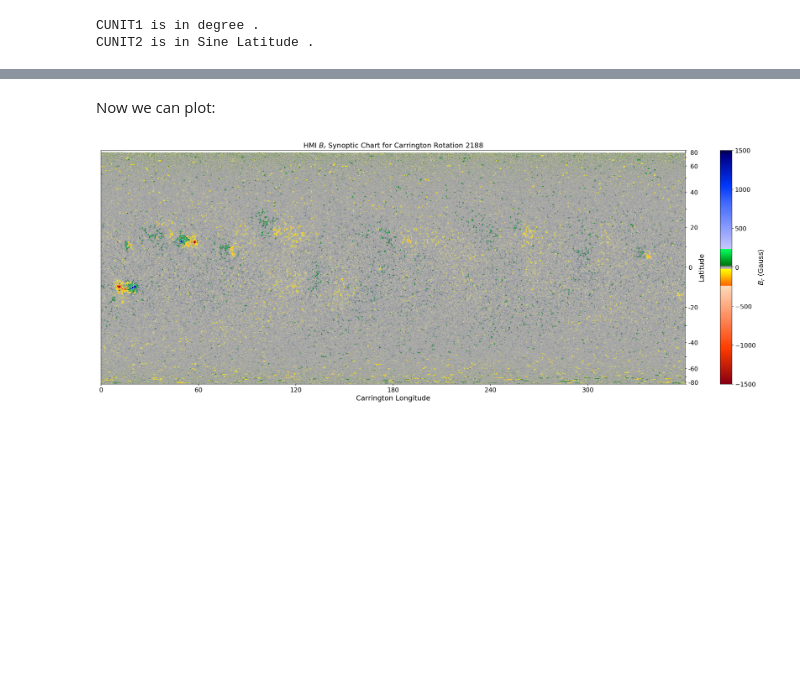
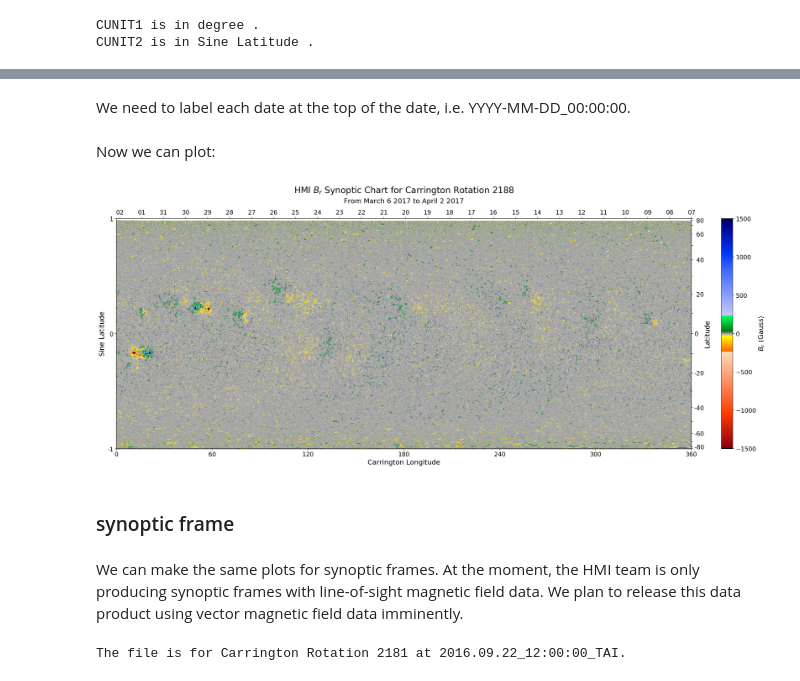
Before and after one commit to mbobra/SHARPs, a Jupyter notebook: synoptic.ipynb, the cells around one changed output, grey strips where cells are left out. Saved outputs shown, nothing was run; the diff lists cells and outputs as text; code cells hidden in the pictures; blank space fills up the shorter version.

Commit message:
added time axes + synoptic frames

```diff
--- a/synoptic.ipynb
+++ b/synoptic.ipynb
@@ -19,7 +22,7 @@ Now we'll use the [drms](https://drms.readthedocs.io/en/stable/) library to read
 # %%
 c = drms.Client()
 # %%
-keys, segments = c.query('hmi.B_synoptic[$]', key='CAR_ROT,CUNIT1,CUNIT2', seg='Br')
+keys, segments = c.query('hmi.B_synoptic[$]', key='CAR_ROT,CUNIT1,CUNIT2,LON_FRST,LON_LAST,T_START,T_STOP', seg='Br')
 url = 'http://jsoc.stanford.edu' + segments.Br[0]
 br = fits.open(url)
 print "The file is for Carrington Rotation "+str(keys.CAR_ROT[0])+"."
@@ -46,0 +63,5 @@ for i in range(19):
+# %%
+t_start = parse_tai_string(keys.T_START[0],datetime=True)
+t_stop = parse_tai_string(keys.T_STOP[0],datetime=True)
+delta_time = t_stop - t_start
+print "This map spans",str(delta_time.days),"days between",str(t_start),"and",str(t_stop),"."
@@ -47,3 +70,18 @@ for i in range(19):
+# %% [markdown]
+We need to label each date at the top of the date, i.e. YYYY-MM-DD_00:00:00.
+# %%
+t_top = dt_obj(t_start.year, t_start.month, t_start.day, 0, 0)
+seconds_to_top_of_day = int((t_start - t_top).seconds)
+seconds_per_pixel = int(delta_time.total_seconds() / 3600.)
+pixels_to_top_of_day = seconds_to_top_of_day / seconds_per_pixel
+xtick_locations = []
+xtick_values = []
+tmp = []
+for i in range(int(delta_time.days)):
+    time_values = t_stop - timedelta(days=i)
+    xtick_values.append(time_values.strftime('%d'))
+    xtick_locations.append((int(math.ceil(i*1440/int(delta_time.days))))+pixels_to_top_of_day)
+    tmp.append((int(math.ceil(i*1440/int(delta_time.days))))+0)
 # %% [markdown]
 Now we can plot:
 # %%
@@ -57,44 +95,71 @@ fig.subplots_adjust(left=0,right=1,top=1,bottom=0)
 text_style = dict(fontsize=16)
 ax.tick_params(labelsize=14)
 plt.imshow(br[0].data,cmap=colormap_customized,vmin=-1500,vmax=1500,origin='lower',extent=[0,3600,0,1440],interpolation='nearest')
-ax.set_title('HMI $B_{r}$ Synoptic Chart for Carrington Rotation '+str(keys.CAR_ROT[0]),**text_style)
+ax.set_title('HMI $B_{r}$ Synoptic Chart for Carrington Rotation '+str(keys.CAR_ROT[0]),y=1.1,fontsize=20)
 ax.tick_params(axis='both', which='both', labelbottom=True, labeltop=False, labelleft=True, labelright=True)
 
 # label the x-axis
-xlabels = [0,60,120,180,240,300]
-xlocations = [0,600,1200,1800,2400,3000]
+xlabels = [0,60,120,180,240,300,360]
+xlocations = [0,600,1200,1800,2400,3000,3600]
 ax.set_xticklabels(xlabels)
 ax.set_xticks(xlocations)
 ax.set_xlabel('Carrington Longitude',**text_style)
-
-# Create the sine latitude labels on the left-hand side of the plot
-# ylabels_l = [-1,0,1]
-# ylocations_l = [0.,720.,1440.]
-# ax.set_yticklabels(ylabels_l)
-# ax.set_yticks(ylocations_l)
-# ax.set_ylabel('Sine Latitude',**text_style)
-# ax.yaxis.set_label_position("left")
-# ax.yaxis.tick_left()
 
 # Create the latitude labels on the right-hand side of the plot
 ylabels_r = [' ','-80 ',' ','-60',' ','-40',' ','-20',' ','0',' ',' 20',' ',' 40',' ',' 60',' ',' 80',' ']
 ylocations_r = ytick_normalize
 ax.set_yticklabels(ylabels_r)
 ax.set_yticks(ylocations_r)
 ax.set_ylabel('Latitude',**text_style)
 ax.yaxis.labelpad=-5
 ax.tick_params(labelsize=14)
 ax.yaxis.set_label_position("right")
 ax.yaxis.tick_right()
 
 # plot the colorbar
 divider_cbar = make_axes_locatable(ax)
 width_cbar = axes_size.AxesY(ax, aspect=0.05)
-pad_cbar = axes_size.Fraction(3.0, width_cbar)
+pad_cbar = axes_size.Fraction(2.6, width_cbar)
 cax = divider_cbar.append_axes("right", size=width_cbar, pad=pad_cbar)
 cax.tick_params(labelsize=14)
 cbar = plt.colorbar(cax=cax)
 cbar.ax.tick_params(labelsize=14)
 cbar.set_label('$B_{r}$ (Gauss)', size=16)
+
+# Create a new axes, ax3, to label the left-hand y-axis and the top x-axis
+# This requires guess-and-check.
+# This is not an elegant solution, but it is the best one I found.
+# The problem is that the twinx() function does not work well with imshow() because
+# the twinx() function creates an axes with dimensions of the entire figure, whereas
+# I just want the plotted area. If anyone has a better solution, please let me know.
+pos = ax.get_position()
+ax3 = fig.add_axes([pos.x0,pos.y0+(0.126),pos.width-(0.067),pos.height-(0.253)])
+ax3.tick_params(labelsize=14)
+
+# Create the sine latitude labels on the left-hand side of the plot
+ylabels_l = [-1,0,1]
+ylocations_l = [0.,720.,1440.]
+ax3.set_yticklabels(ylabels_l)
+ax3.set_yticks(ylocations_l)
+ax3.set_ylabel('Sine Latitude',**text_style)
+
+# Create the date labels on the top of the plot
+ax3.set_xticklabels(xtick_values)
+ax3.set_xticks(xtick_locations)
+ax3.set_xlabel('From '+t_start.strftime('%B %-d %Y')+" to "+t_stop.strftime('%B %-d %Y'),**text_style)
+ax3.xaxis.labelpad=15
+ax3.xaxis.set_label_position("top")
+ax3.xaxis.tick_top()
 # %% [output]
-[figure, old version]
+[figure, new version]
+# %% [markdown]
+### synoptic frame
+# %% [markdown]
+We can make the same plots for synoptic frames. At the moment, the HMI team is only producing synoptic frames with line-of-sight magnetic field data. We plan to release this data product using vector magnetic field data imminently.
+# %%
+keys, segments = c.query('hmi.Mrdailysynframe_720s[2016.09.22/1d]', key='CAR_ROT,CUNIT1,CUNIT2,LON_FRST,LON_LAST,T_REC', seg='data')
+url = 'http://jsoc.stanford.edu' + segments.data[0]
+br = fits.open(url)
+print "The file is for Carrington Rotation "+str(keys.CAR_ROT[0])+" at "+str(keys.T_REC[0])+"."
+# %% [output]
+The file is for Carrington Rotation 2181 at 2016.09.22_12:00:00_TAI.
```
Also changed, not shown: parts of 11 cells of this notebook.
